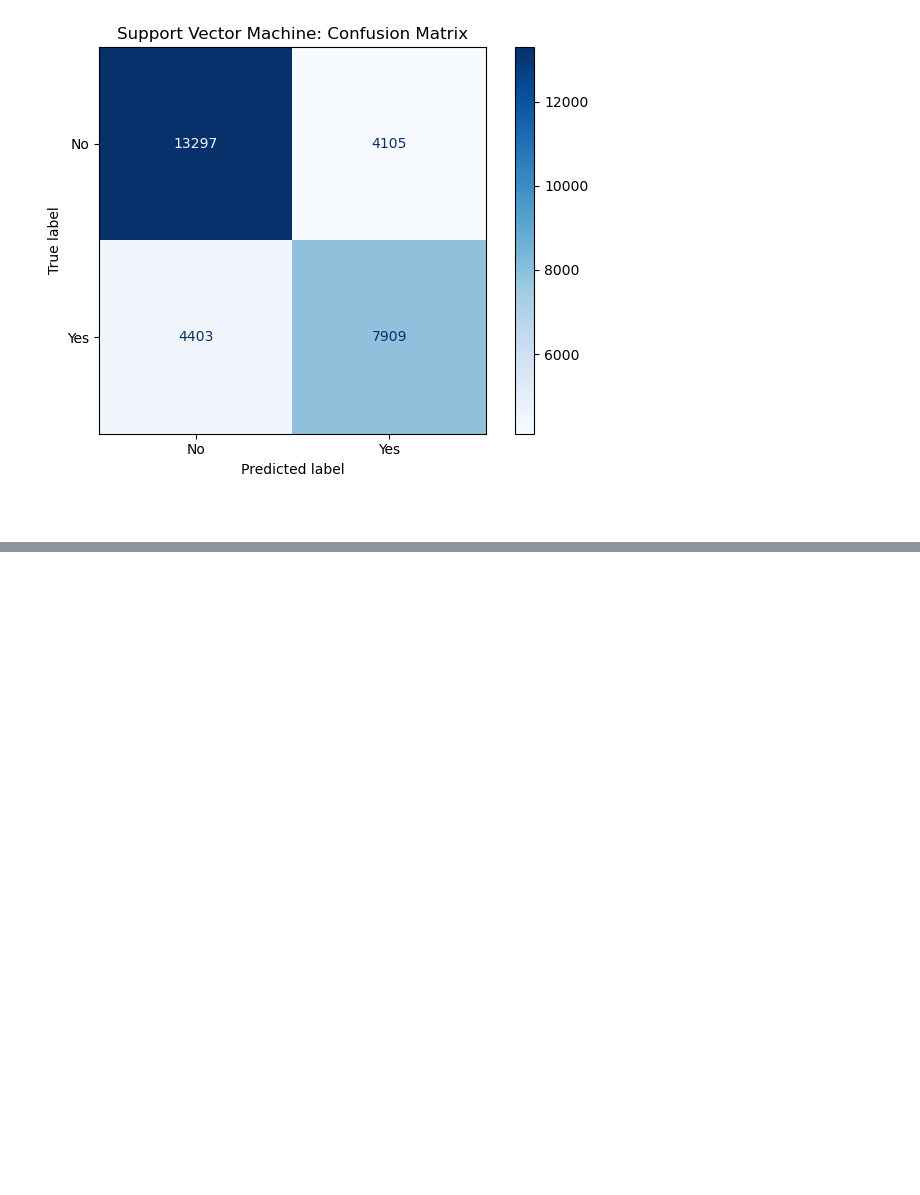
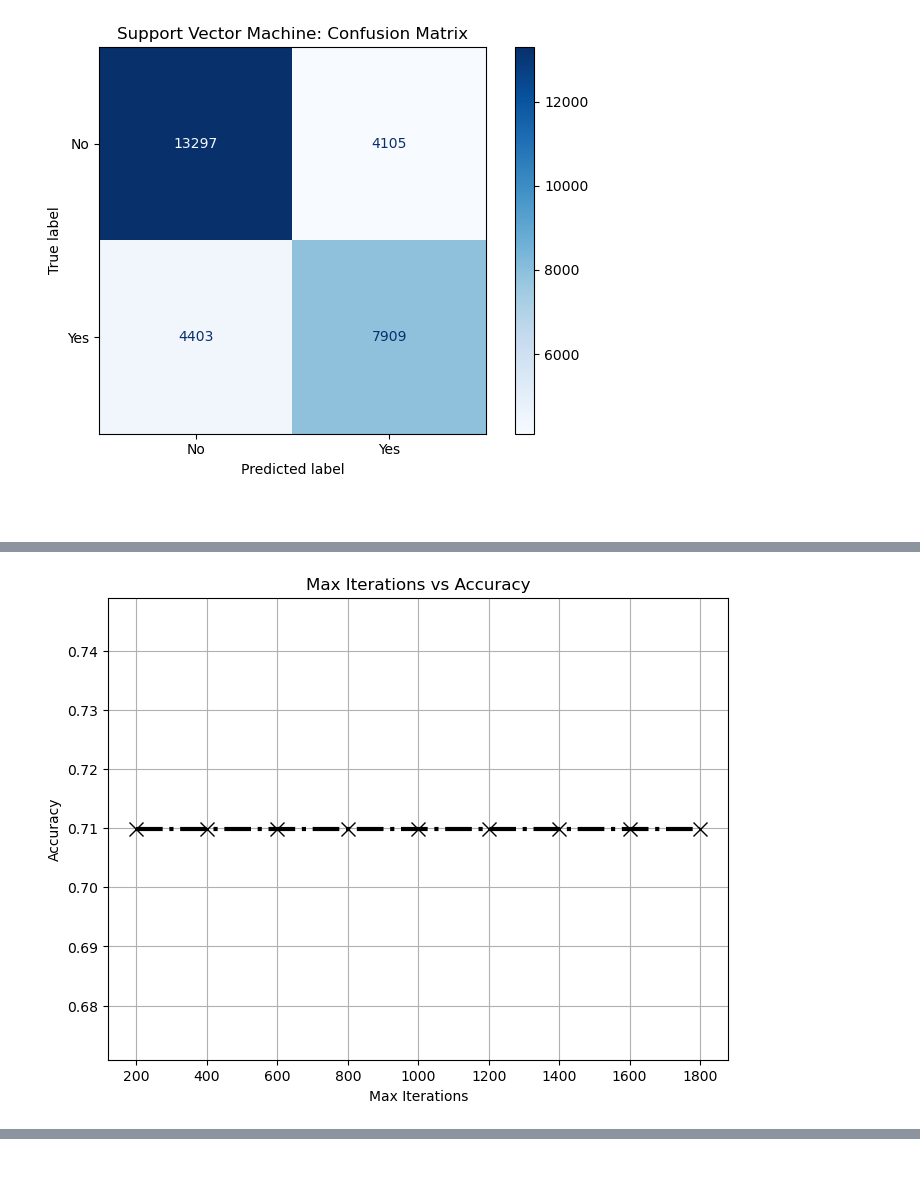
Before and after one commit to Zander-Rothering/Chem277a_Project_II, a Jupyter notebook: Project_II.ipynb, the cells around one changed output, grey strips where cells are left out. Cells and saved outputs as stored; diff of their text form; code cells hidden in the pictures; blank space fills up the shorter version.

```diff
--- a/Project_II.ipynb
+++ b/Project_II.ipynb
@@ -488,0 +544,23 @@ Support Vector Machine Accuracy: 0.7137
+# %%
+# Pre-allocate space
+max_iters = np.arange(200, 2000, 200, dtype=int)
+log_acc = np.zeros(len(max_iters))
+
+# Loop through iterations
+for i, num in enumerate(max_iters):
+    log_reg = LogisticRegression(C=1.0, l1_ratio=0.0, max_iter=num, solver='saga', random_state=42)
+    log_reg.fit(X_train, Y_train)
+    Y_pred_log = log_reg.predict(X_test)
+    log_reg_acc = accuracy_score(Y_test, Y_pred_log)
+    log_acc[i] = log_reg_acc
+
+plt.figure(figsize=(8,6))
+plt.plot(max_iters, log_acc, c = 'k', marker='x', linestyle = '-.', markersize= 10, linewidth = 3)
+plt.xlabel('Max Iterations')
+plt.ylabel('Accuracy')
+plt.title("Max Iterations vs Accuracy")
+plt.xticks(max_iters)
+plt.grid()
+plt.show()
+# %% [output]
+[figure, added]
```
Also changed, not shown: parts of 19 cells of this notebook.
